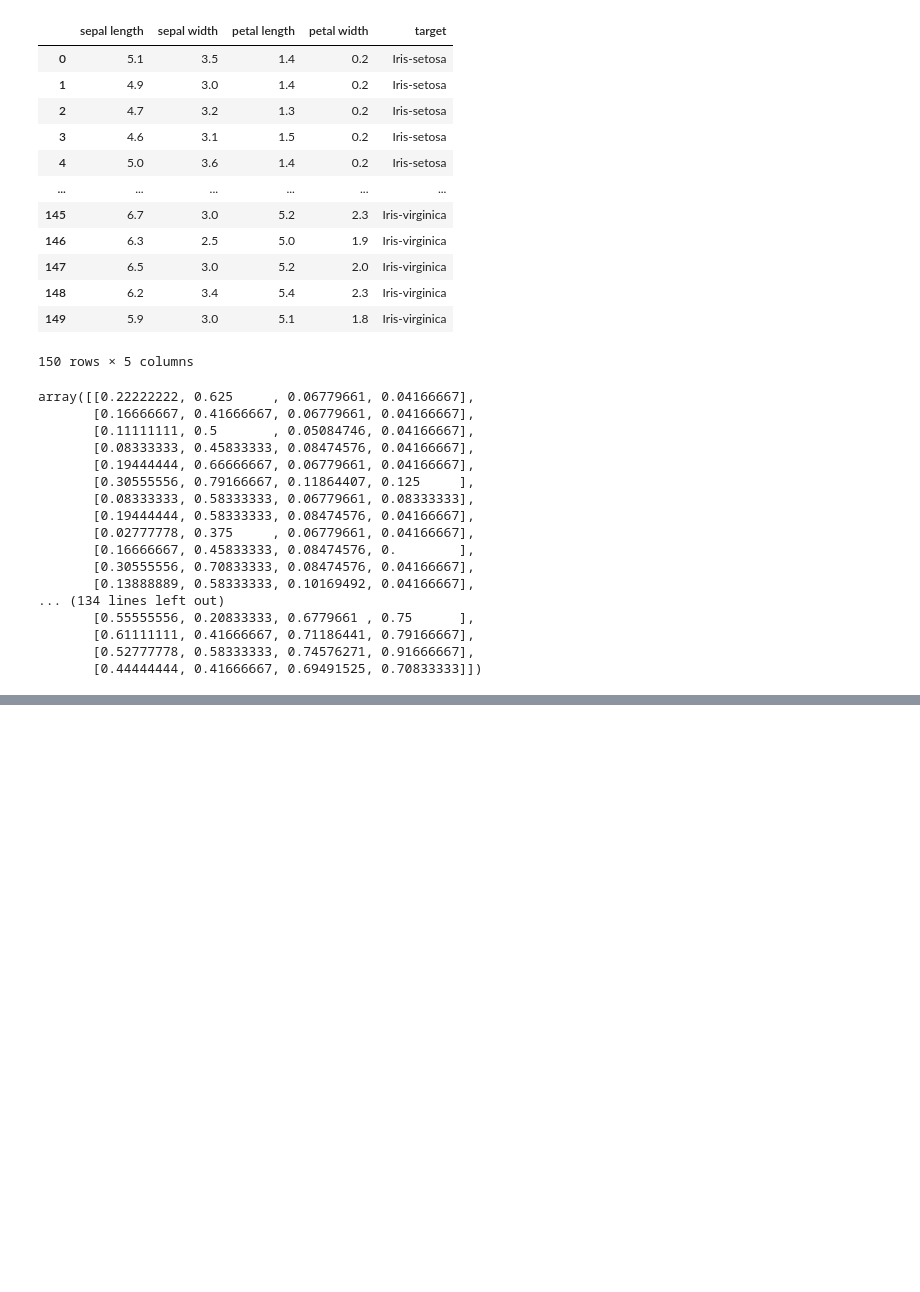
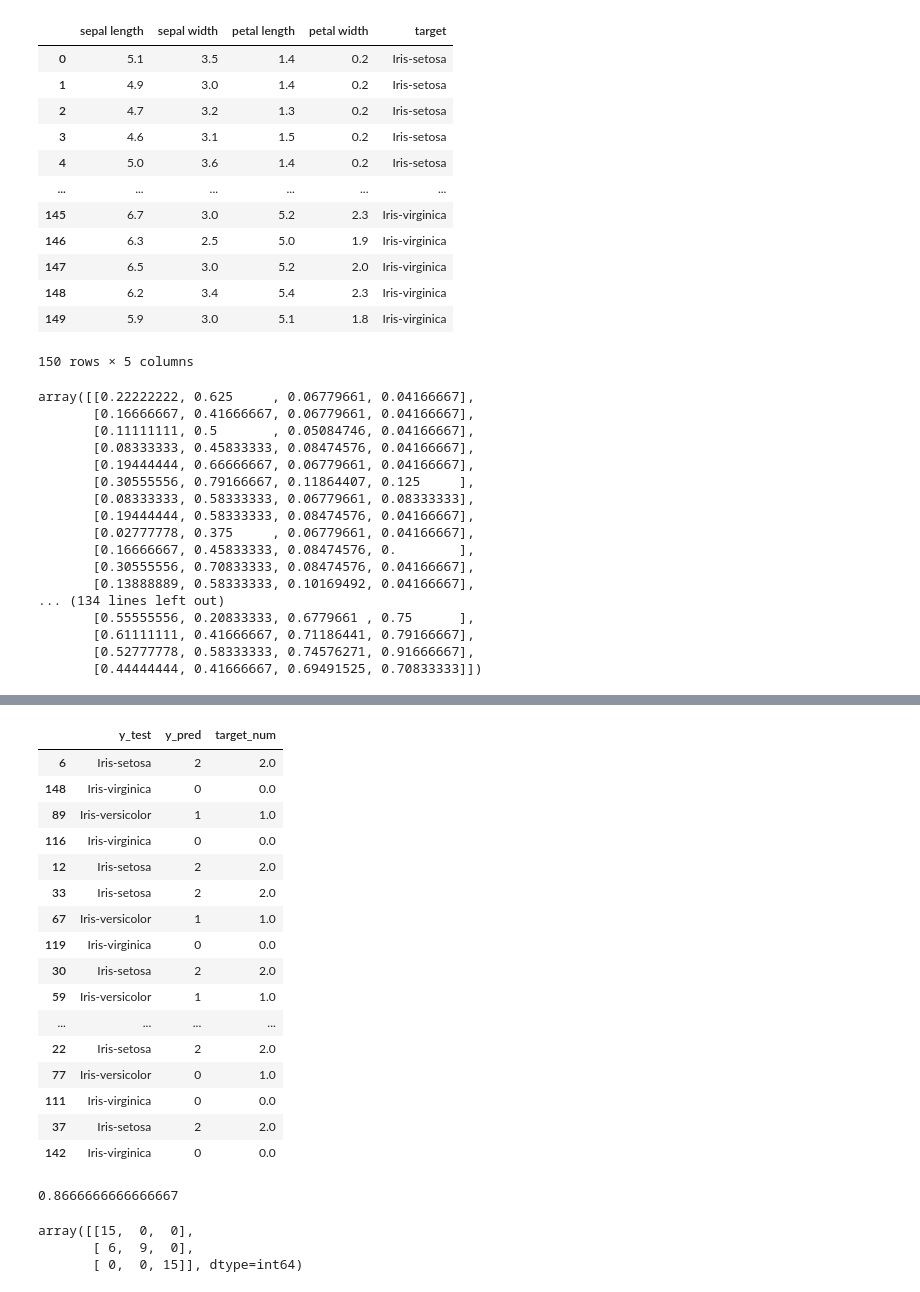
Before and after one commit to chw8207/ADP-study, a Jupyter notebook: 자기조직화지도.ipynb, the cells around one changed output, grey strips where cells are left out. Saved outputs shown, nothing was run; the diff lists cells and outputs as text; code cells hidden in the pictures; blank space fills up the shorter version.

```diff
--- a/자기조직화지도.ipynb
+++ b/자기조직화지도.ipynb
@@ -117,0 +125,10 @@ plt.show()
+# %%
+som = SOM(m=3, n=1, dim=4)
+som.fit(X_train)
+# %%
+y_pred = som.predict(X_test)
+# %%
+result = pd.DataFrame()
+result['y_test'] = y_test
+result['y_pred'] = y_pred
+result
@@ -117,0 +153,24 @@ plt.show()
+# %%
+result.loc[result['y_test']=='Iris-setosa','target_num'] = 2
+result.loc[result['y_test']=='Iris-virginica','target_num'] = 0
+result.loc[result['y_test']=='Iris-versicolor','target_num'] = 1
+# %%
+result
+# %% [output]
+|  | y_test | y_pred | target_num |
+| 6 | Iris-setosa | 2 | 2.0 |
+| 148 | Iris-virginica | 0 | 0.0 |
+| 89 | Iris-versicolor | 1 | 1.0 |
+| 116 | Iris-virginica | 0 | 0.0 |
+| 12 | Iris-setosa | 2 | 2.0 |
+| 33 | Iris-setosa | 2 | 2.0 |
+| 67 | Iris-versicolor | 1 | 1.0 |
+| 119 | Iris-virginica | 0 | 0.0 |
+| 30 | Iris-setosa | 2 | 2.0 |
+| 59 | Iris-versicolor | 1 | 1.0 |
+| ... | ... | ... | ... |
+| 22 | Iris-setosa | 2 | 2.0 |
+| 77 | Iris-versicolor | 0 | 1.0 |
+| 111 | Iris-virginica | 0 | 0.0 |
+| 37 | Iris-setosa | 2 | 2.0 |
+| 142 | Iris-virginica | 0 | 0.0 |
@@ -117,0 +179,10 @@ plt.show()
+# %%
+accuracy_score(result['target_num'], result['y_pred'])
+# %% [output]
+0.8666666666666667
+# %%
+confusion_matrix(result['target_num'], result['y_pred'])
+# %% [output]
+array([[15,  0,  0],
+       [ 6,  9,  0],
+       [ 0,  0, 15]], dtype=int64)
```
Also changed, not shown: parts of 11 cells of this notebook.
